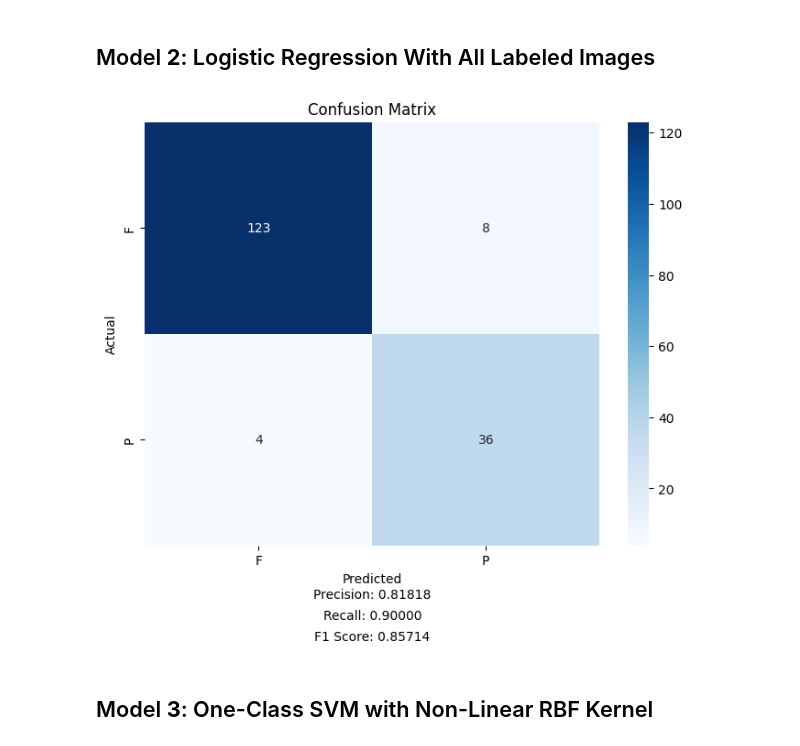
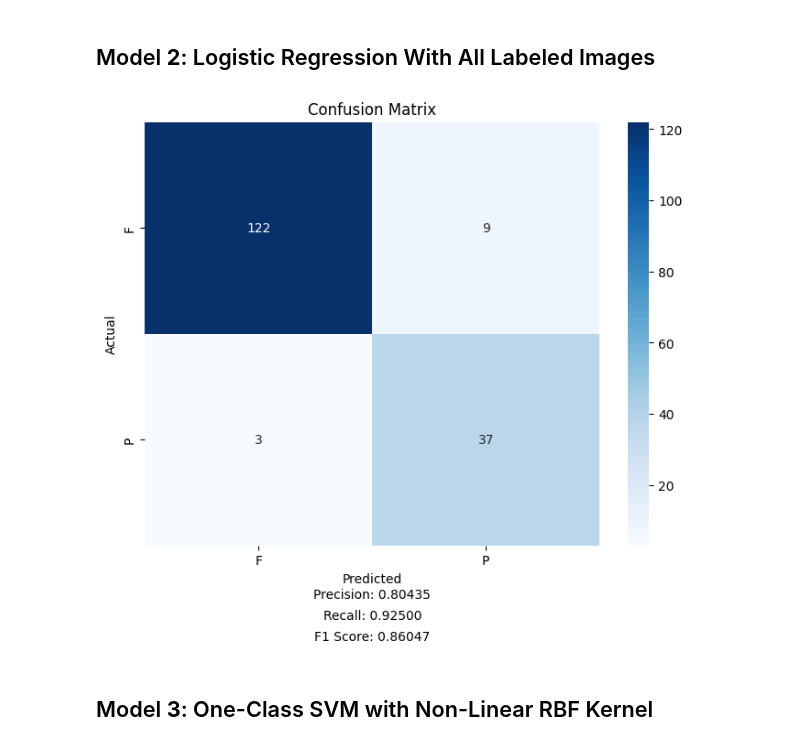
Before and after one commit to ToumaYoneyama/SunithaNagrathLab, a Jupyter notebook: nagrathLab.ipynb, the cells around one changed output. Saved outputs shown, nothing was run; the diff lists cells and outputs as text; code cells hidden in the pictures.

```diff
--- a/nagrathLab.ipynb
+++ b/nagrathLab.ipynb
@@ -46,7 +47,7 @@ qc_table = pd.read_csv("MyExpt_FilteredCells_with_Cell_Quality_annotation.csv")
 # %%
 ## filter bad images ##
 
-valid_images = image_number_table[image_number_table['Quality'] == 'G'].set_index('ImageNumber')
+valid_images = image_number_table[image_number_table['Quality'] == 'G']
 
 # debug
 print(valid_images['Quality'])
@@ -166,7 +166,7 @@ plt.show()
 # %%
 ## model 2: uses all images that has 'quality only bad' filled
 
-def train_and_evaluate_logistic_regression(X, y, params=None):
+def log_reg_for_detecting_p(X, y, params=None):
     # Split test and train
     X_train, X_test, y_train, y_test = train_test_split(X, y, test_size=0.2, random_state=42, stratify=y)
 
@@ -176,7 +176,7 @@ def train_and_evaluate_logistic_regression(X, y, params=None):
     X_test = scaler.transform(X_test)
 
     # Train logistic model with custom parameters
-    model = LogisticRegression(**params) if params else LogisticRegression()
+    model = LogisticRegression(**params) if params else LogisticRegression(max_iter=1000, class_weight='balanced')
     model.fit(X_train, y_train)
 
     # Predict
@@ -203,43 +203,44 @@ def train_and_evaluate_logistic_regression(X, y, params=None):
     plt.text(0.5, -0.2, f"F1 Score: {f1:.5f}", ha='center', va='top', transform=plt.gca().transAxes, fontsize=10)
 
     # Save the confusion matrix to a file
-    plt.savefig("Metrics/M2_confusion_matrix.png", format='png', bbox_inches='tight')
+    plt.savefig("Metrics/p_m2_confusion_matrix.png", format='png', bbox_inches='tight')
     plt.show()
     plt.close()  # Close the figure to free memory
 
     return model, precision, recall, f1
 
 # Model 2: uses all images that have 'quality only bad' filled
 image_filled = valid_images.groupby('ImageNumber')['Quality only bad'].apply(lambda x: (x == 'P').sum())
 labeled_data = valid_images[valid_images['ImageNumber'].isin(image_filled[image_filled > 0].index)]
 
 # Convert scientific notations to numeric values
 labeled_data.iloc[:, 7:] = labeled_data.iloc[:, 7:].apply(pd.to_numeric, errors='coerce')
 
 # X = features, y = target
 X = labeled_data.iloc[:, 7:].values  # features
 y = labeled_data['Quality only bad'].values  # target
 
 # Deal with empty columns (logistic regression does not take NaN values)
 nan_columns = np.any(np.isnan(X), axis=0)
 nan_indices = np.where(nan_columns)[0]
 X = np.delete(X, nan_indices, axis=1)
 
 # Assign value for binary ('P' and one other)
 y = pd.Series(y)
 y.fillna('F', inplace=True)  # F for fine quality (vs. poor quality)
 
 # Example usage with custom parameters
 custom_params = {
     'C': 1.0,                # Inverse of regularization strength
     'penalty': 'l2',         # 'l2' for Ridge
     'solver': 'lbfgs',       # Algorithm to use
-    'max_iter': 200          # Maximum number of iterations
+    'max_iter': 1000,         # Maximum number of iterations
+    'class_weight': 'balanced'
 }
 
-model2, precision, recall, f1 = train_and_evaluate_logistic_regression(X, y, params=custom_params)
+model2, precision, recall, f1 = log_reg_for_detecting_p(X, y, params=custom_params)
 # %% [output]
-[figure, old version]
+[figure, new version]
 # %% [markdown]
 ## Model **3**: One-Class SVM with Non-Linear RBF Kernel
 # %%
```
Also changed, not shown: parts of 35 cells of this notebook, 16 other files.
